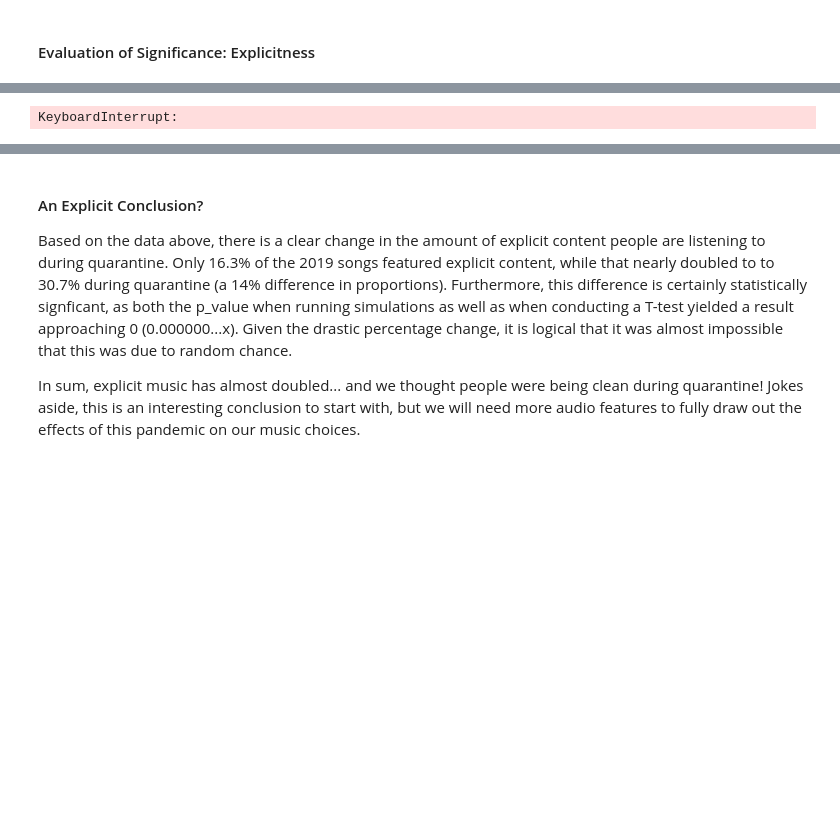
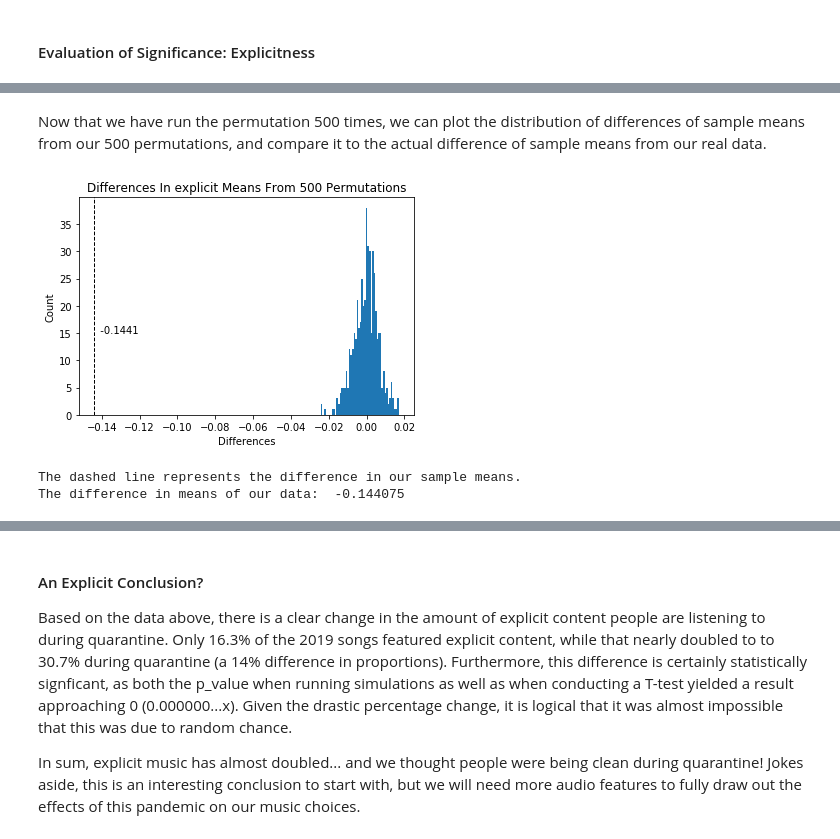
Before and after one commit to kzo2/Info-2950-Final-Project, a Jupyter notebook: data_analysis_v3.ipynb, the cells around one changed output, grey strips where cells are left out. Drawn from its saved outputs; the diff is of its cells as text; code cells hidden in the pictures; blank space fills up the shorter version.

```diff
--- a/data_analysis_v3.ipynb
+++ b/data_analysis_v3.ipynb
@@ -606,7 +404,45 @@ The difference in explicit between Quarantine and 2019 songs:
+# %%
+#returns a list of the permuted differences for 500 trials for the parameter *feature*
+def permuted_diff_list(feature):
+
+    trials = 500
+    diff_list = []
+    for x in range(trials):
+
+        new['quarantine'] = np.random.permutation(new["quarantine"].copy())
+
+        list_2019 = [] # when 0 means 2019 songs
+        list_quar = [] # when 1 means quarantine songs
+
+        for i in range(len(new)):
+            if new['quarantine'].iloc[i] == 0:
+                list_2019.append(new[feature].iloc[i])
+            else:
+                list_quar.append(new[feature].iloc[i])
+
+        diff_list.append(np.mean(list_2019) - np.mean(list_quar))
+
+    return diff_list
 # %%
-explicit_data = permuted_diff_list(feature = 'explicit', trials = 500)
+explicit_data = permuted_diff_list(feature = 'explicit')
-# %% [output]
-KeyboardInterrupt:
+# %% [markdown]
+Now that we have run the permutation 500 times, we can plot the distribution of differences of sample means from our 500 permutations, and compare it to the actual difference of sample means from our real data.
+# %%
+#https://stackoverflow.com/questions/16180946/drawing-average-line-in-histogram-matplotlib
+def plot_permuted_diff(feature, data, sample):
+    plt.hist(data, bins=50)
+    plt.title("Differences In "+str(feature)+" Means From 500 Permutations")
+    plt.axvline(sample, color='k', linestyle='dashed', linewidth=1)
+    plt.text(sample,15,'  {:.4f}'.format(sample))
+    plt.xlabel('Differences')
+    plt.ylabel('Count')
+    plt.show()
+
+    print("The dashed line represents the difference in our sample means.")
 # %%
-plot_permuted_diff(feature = 'explicit', data = explicit_data, sample = actual_diff('explicit'))
-print("The difference in means of our data: ", actual_diff('explicit'))
+plot_permuted_diff(feature = 'explicit', data = explicit_data, sample = sample_difference('explicit'))
+print("The difference in means of our data: ", sample_difference('explicit'))
+# %% [output]
+[figure, added]
+The dashed line represents the difference in our sample means.
+The difference in means of our data:  -0.144075
```
Also changed, not shown: parts of 104 cells of this notebook.
